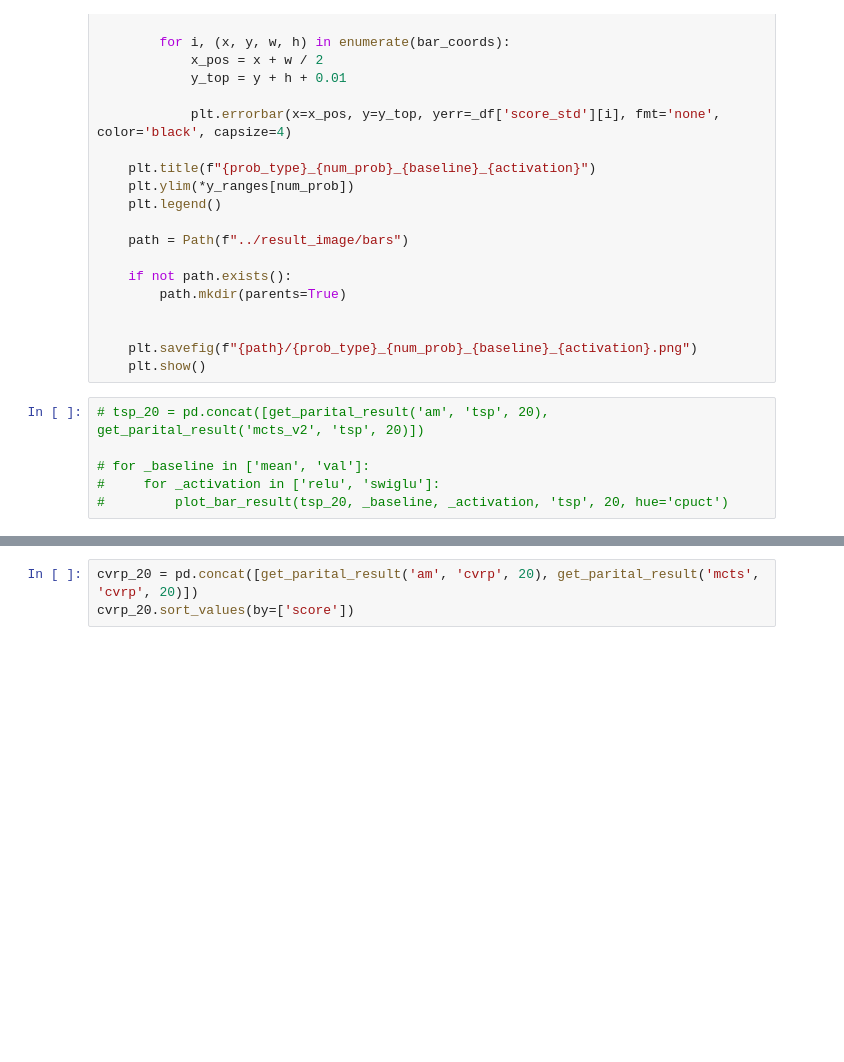
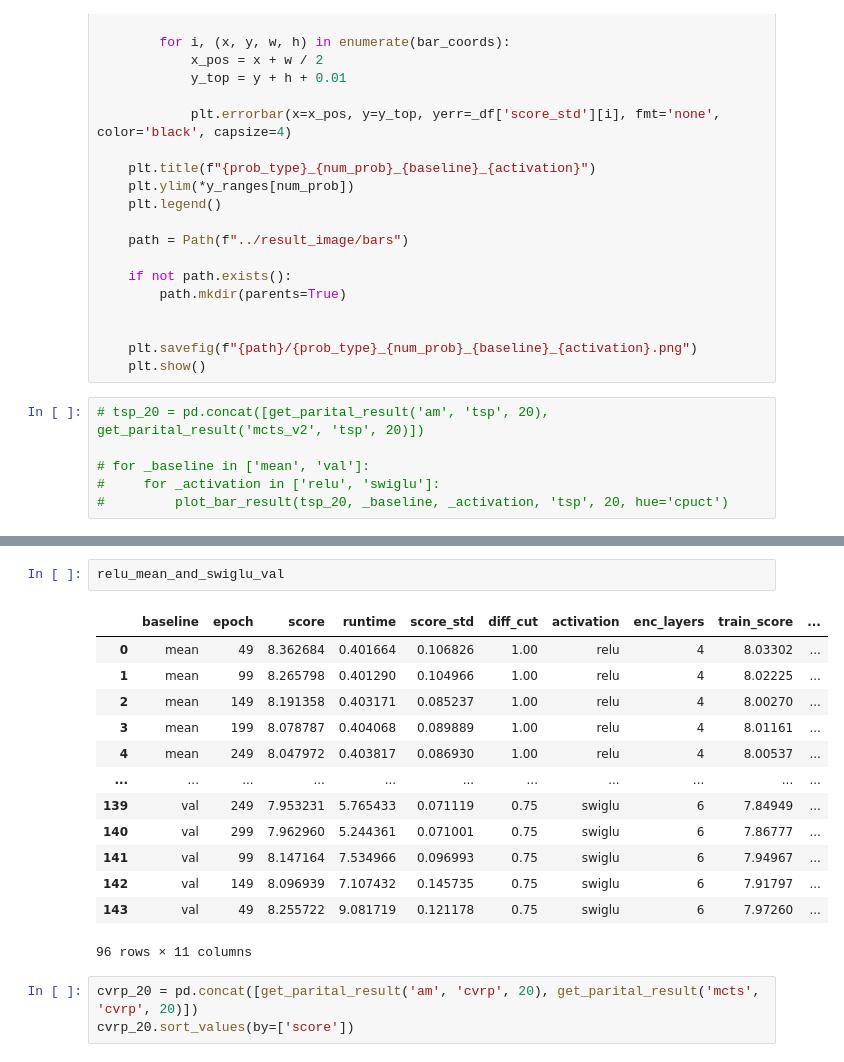
Before and after one commit to glistering96/AlphaRouter, a Jupyter notebook: notebooks/result_plot.ipynb, the cells around one changed output, grey strips where cells are left out. Cells and saved outputs as stored; diff of their text form; blank space fills up the shorter version.

```diff
--- a/notebooks/result_plot.ipynb
+++ b/notebooks/result_plot.ipynb
@@ -297,3 +350,19 @@ relu_mean_and_swiglu_val.pivot_table(index=['ns', 'activation', 'baseline'], val
+# %%
+relu_mean_and_swiglu_val
+# %% [output]
+|  | baseline | epoch | score | runtime | score_std | diff_cut | activation | enc_layers | train_score | ... |
+| 0 | mean | 49 | 8.362684 | 0.401664 | 0.106826 | 1.00 | relu | 4 | 8.03302 | ... |
+| 1 | mean | 99 | 8.265798 | 0.401290 | 0.104966 | 1.00 | relu | 4 | 8.02225 | ... |
+| 2 | mean | 149 | 8.191358 | 0.403171 | 0.085237 | 1.00 | relu | 4 | 8.00270 | ... |
+| 3 | mean | 199 | 8.078787 | 0.404068 | 0.089889 | 1.00 | relu | 4 | 8.01161 | ... |
+| 4 | mean | 249 | 8.047972 | 0.403817 | 0.086930 | 1.00 | relu | 4 | 8.00537 | ... |
+| ... | ... | ... | ... | ... | ... | ... | ... | ... | ... | ... |
+| 139 | val | 249 | 7.953231 | 5.765433 | 0.071119 | 0.75 | swiglu | 6 | 7.84949 | ... |
+| 140 | val | 299 | 7.962960 | 5.244361 | 0.071001 | 0.75 | swiglu | 6 | 7.86777 | ... |
+| 141 | val | 99 | 8.147164 | 7.534966 | 0.096993 | 0.75 | swiglu | 6 | 7.94967 | ... |
+| 142 | val | 149 | 8.096939 | 7.107432 | 0.145735 | 0.75 | swiglu | 6 | 7.91797 | ... |
+| 143 | val | 49 | 8.255722 | 9.081719 | 0.121178 | 0.75 | swiglu | 6 | 7.97260 | ... |
+96 rows × 11 columns
 # %%
 cvrp_20 = pd.concat([get_parital_result('am', 'cvrp', 20), get_parital_result('mcts', 'cvrp', 20)])
 cvrp_20.sort_values(by=['score'])
```
Also changed, not shown: parts of 10 cells of this notebook.
